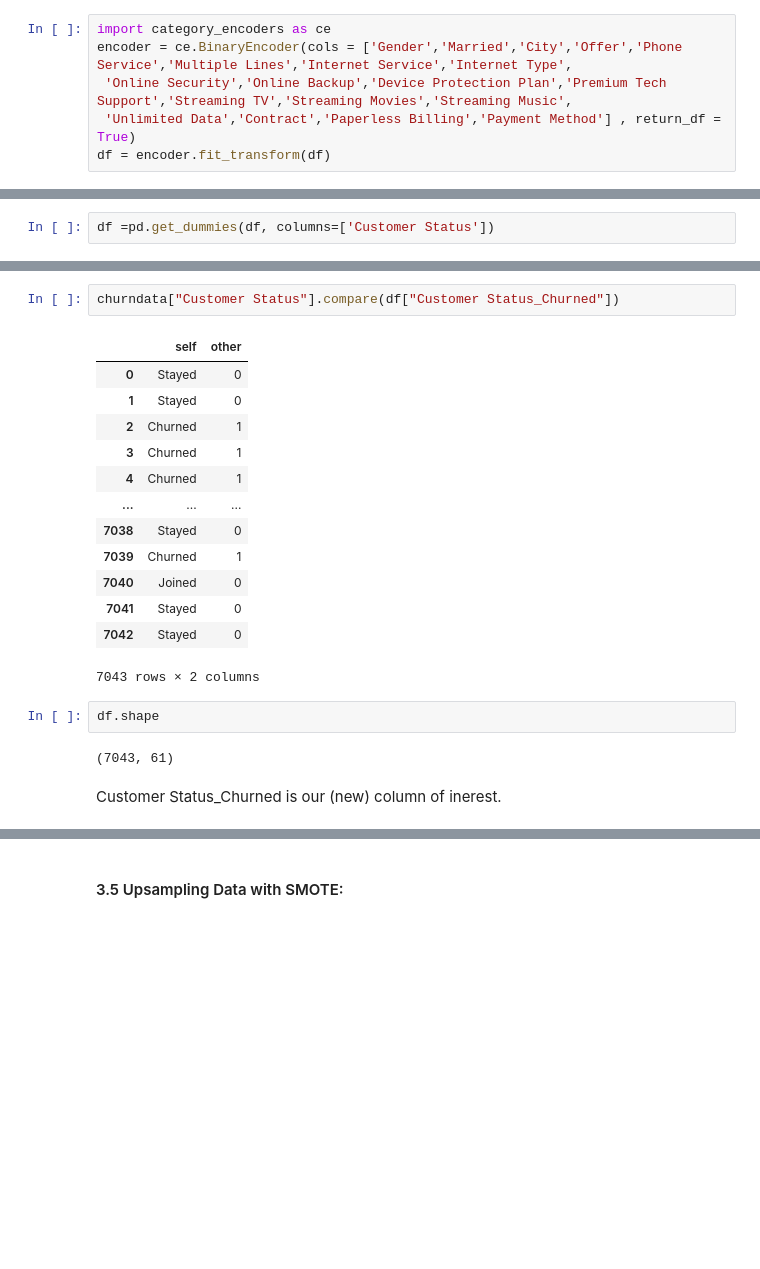
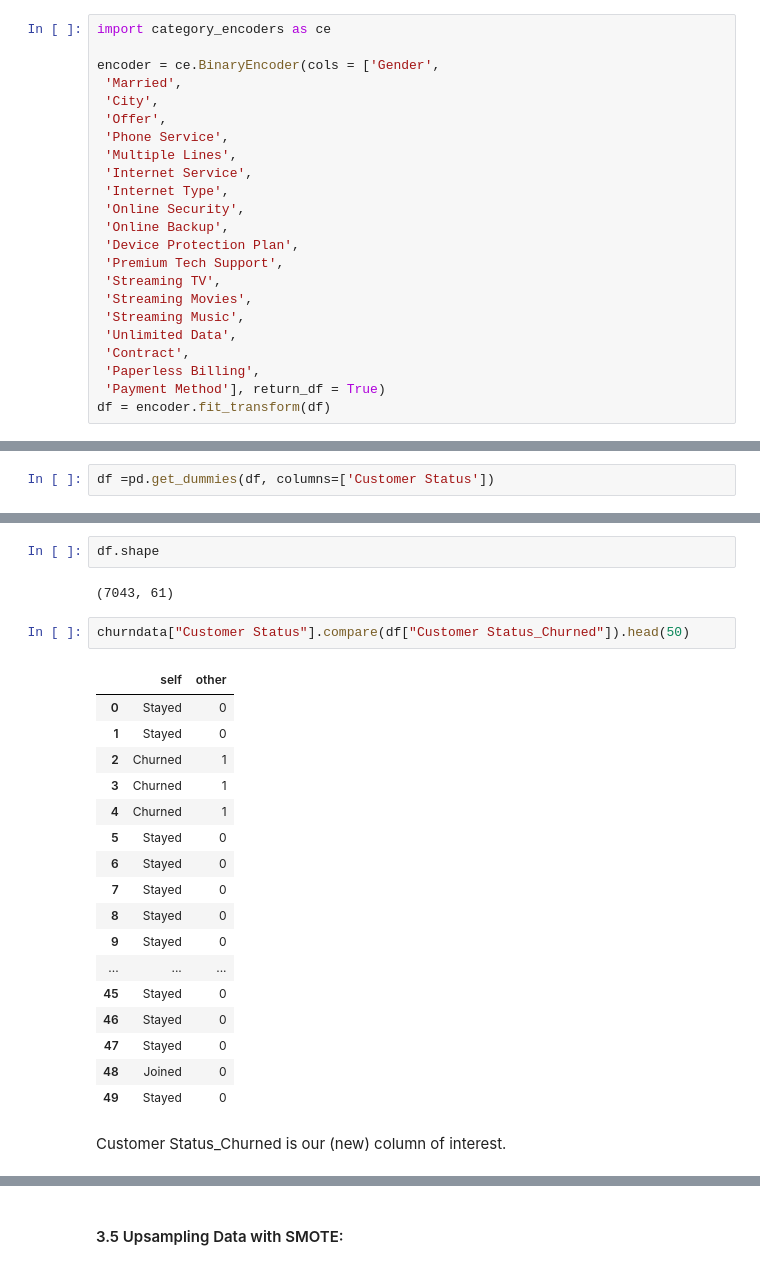
Before and after one commit to myasmin/Capstone_2_Project, a Jupyter notebook: PreProcessing New.ipynb, the cells around one changed output, grey strips where cells are left out. Cells and saved outputs as stored; diff of their text form; blank space fills up the shorter version.

```diff
--- a/PreProcessing New.ipynb
+++ b/PreProcessing New.ipynb
@@ -283,6 +266,23 @@ list(churndata.select_dtypes(['float64','int64']).columns)
 # %%
 import category_encoders as ce
-encoder = ce.BinaryEncoder(cols = ['Gender','Married','City','Offer','Phone Service','Multiple Lines','Internet Service','Internet Type',
- 'Online Security','Online Backup','Device Protection Plan','Premium Tech Support','Streaming TV','Streaming Movies','Streaming Music',
- 'Unlimited Data','Contract','Paperless Billing','Payment Method'] , return_df = True)
+
+encoder = ce.BinaryEncoder(cols = ['Gender',
+ 'Married',
+ 'City',
+ 'Offer',
+ 'Phone Service',
+ 'Multiple Lines',
+ 'Internet Service',
+ 'Internet Type',
+ 'Online Security',
+ 'Online Backup',
+ 'Device Protection Plan',
+ 'Premium Tech Support',
+ 'Streaming TV',
+ 'Streaming Movies',
+ 'Streaming Music',
+ 'Unlimited Data',
+ 'Contract',
+ 'Paperless Billing',
+ 'Payment Method'], return_df = True)
 df = encoder.fit_transform(df)
@@ -301,22 +311,26 @@ df.head()
-# %%
-churndata["Customer Status"].compare(df["Customer Status_Churned"])
-# %% [output]
-|  | self | other |
-| 0 | Stayed | 0 |
-| 1 | Stayed | 0 |
-| 2 | Churned | 1 |
-| 3 | Churned | 1 |
-| 4 | Churned | 1 |
-| ... | ... | ... |
-| 7038 | Stayed | 0 |
-| 7039 | Churned | 1 |
-| 7040 | Joined | 0 |
-| 7041 | Stayed | 0 |
-| 7042 | Stayed | 0 |
-7043 rows × 2 columns
 # %%
 df.shape
 # %% [output]
 (7043, 61)
+# %%
+churndata["Customer Status"].compare(df["Customer Status_Churned"]).head(50)
+# %% [output]
+|  | self | other |
+| 0 | Stayed | 0 |
+| 1 | Stayed | 0 |
+| 2 | Churned | 1 |
+| 3 | Churned | 1 |
+| 4 | Churned | 1 |
+| 5 | Stayed | 0 |
+| 6 | Stayed | 0 |
+| 7 | Stayed | 0 |
+| 8 | Stayed | 0 |
+| 9 | Stayed | 0 |
+| ... | ... | ... |
+| 45 | Stayed | 0 |
+| 46 | Stayed | 0 |
+| 47 | Stayed | 0 |
+| 48 | Joined | 0 |
+| 49 | Stayed | 0 |
 # %% [markdown]
-Customer Status_Churned is our (new) column  of inerest.
+Customer Status_Churned is our (new) column  of interest.
```
Also changed, not shown: parts of 37 cells of this notebook, 1 other file.
